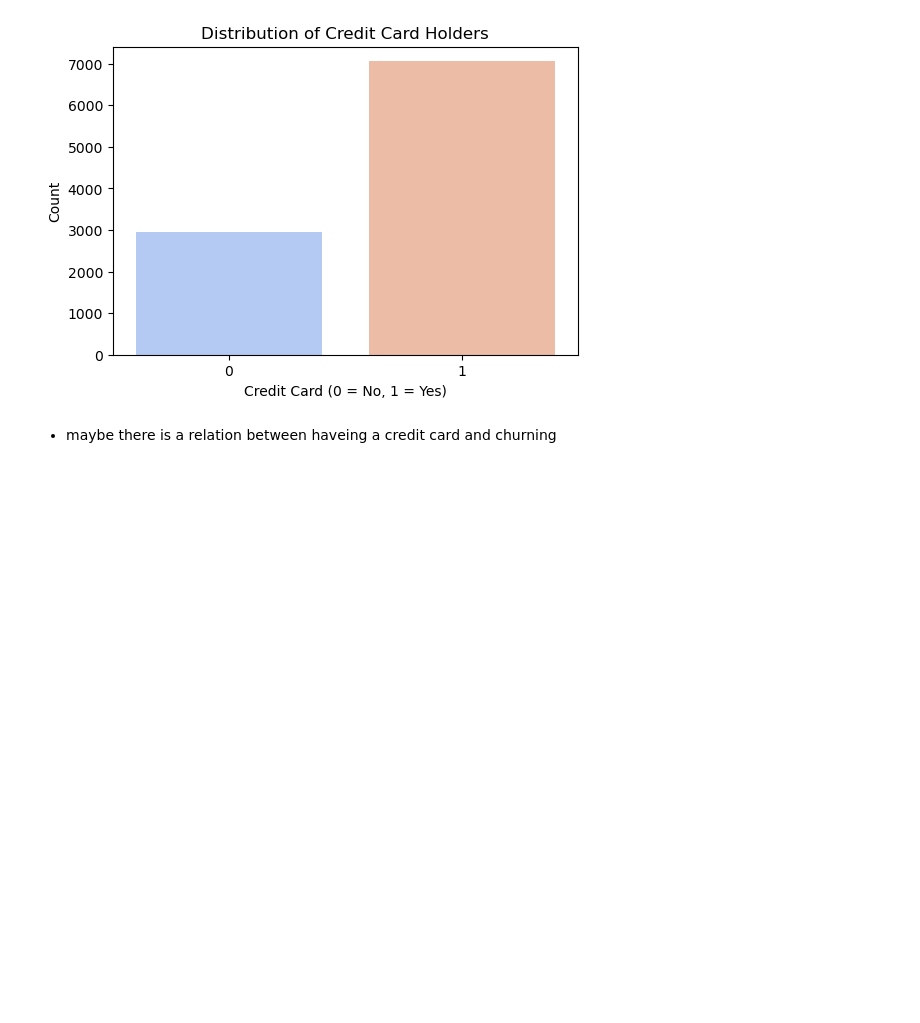
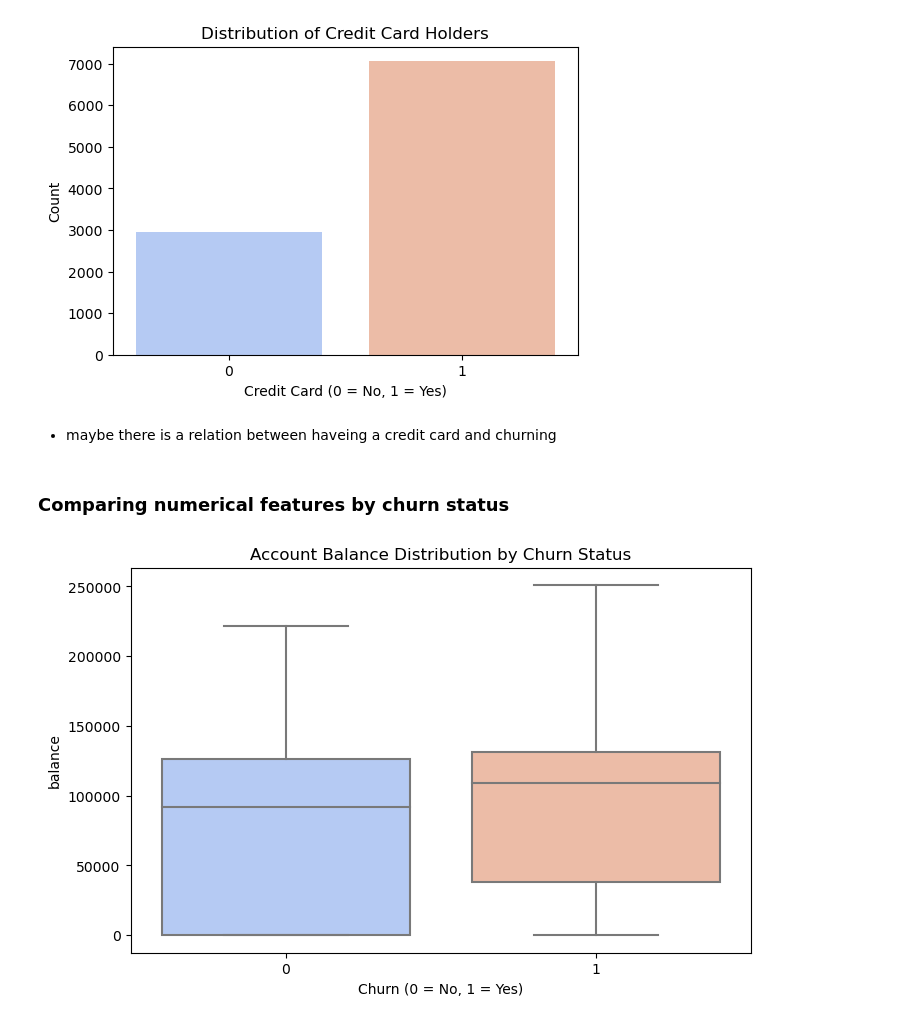
Before and after one commit to ejarazi2004/customer-churn-prediction, a Jupyter notebook: notebooks/01_exploratory_data_analysis.ipynb, the cells around one changed output. Drawn from its saved outputs; the diff is of its cells as text; code cells hidden in the pictures; blank space fills up the shorter version.

```diff
--- a/notebooks/01_exploratory_data_analysis.ipynb
+++ b/notebooks/01_exploratory_data_analysis.ipynb
@@ -183,3 +183,14 @@ plt.show()
 [figure]
 # %% [markdown]
 - maybe there is a relation between haveing a credit card and churning
+# %% [markdown]
+### Comparing numerical features by churn status
+# %%
+plt.figure(figsize=(8, 5))
+sns.boxplot(x=df['churn'], y=df['balance'], palette="coolwarm")
+plt.xlabel("Churn (0 = No, 1 = Yes)")
+plt.title("Account Balance Distribution by Churn Status")
+save_fig("eda-balance-by-churn-status")
+plt.show()
+# %% [output]
+[figure, added]
```
Also changed, not shown: parts of 23 cells of this notebook.
